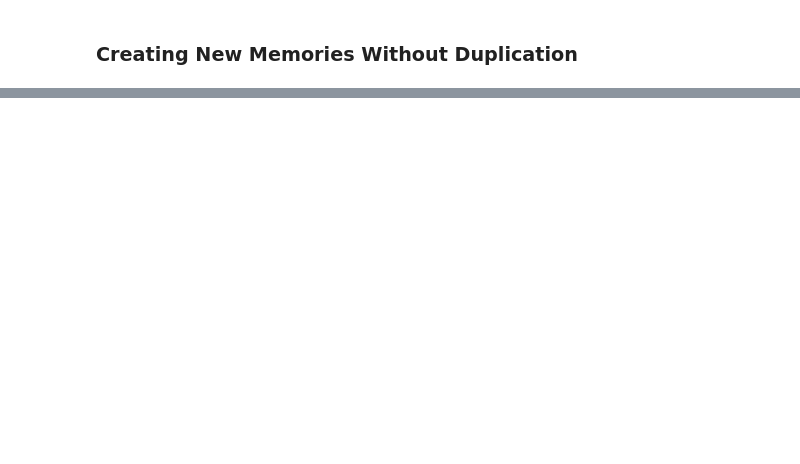
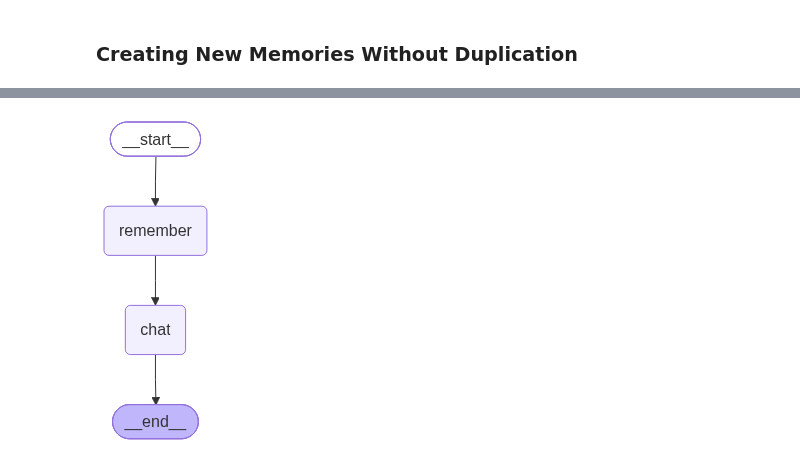
Before and after one commit to Bhushan-Chitte-Ampcus/AI-ML, a Jupyter notebook: GenAI/Langgraph/LLM Memory/7_LTM_Implementation.ipynb, the cells around one changed output, grey strips where cells are left out. Cells and saved outputs as stored; diff of their text form; code cells hidden in the pictures; blank space fills up the shorter version.

```diff
--- a/GenAI/Langgraph/LLM Memory/7_LTM_Implementation.ipynb
+++ b/GenAI/Langgraph/LLM Memory/7_LTM_Implementation.ipynb
@@ -335,0 +449,8 @@ TASK:
+# %%
+class MemoryItem(BaseModel):
+    text: str = Field(description="Atomic user memory")
+    is_new: bool = Field(description="True if new, false if duplicate")
+# %%
+class MemoryDecision(BaseModel):
+    should_write: bool
+    memories: List[MemoryItem] = Field(default_factory=list)
@@ -335,0 +499,35 @@ TASK:
+# %%
+chat_llm = ChatGroq(
+    model=os.getenv("LLM_MODEL"),
+    api_key=os.getenv("LLM_API_KEY"),
+    temperature=0
+)
+# %%
+def chat_node(state: MessagesState, config:RunnableConfig, *, store: BaseStore):
+    user_id= config["configurable"]["user_id"]
+    ns = ("user", user_id, "details")
+
+    items = store.search(ns)
+    user_details = "\n".join(it.value["data"] for it in items) if items else ""
+
+    system_msg = SystemMessage(
+        content=SYSTEM_PROMPT_TEMPLATE.format(user_details_content=user_details or "(empty)"
+        )
+    )
+
+    response = chat_llm.invoke([system_msg] + state["messages"])
+    return {"messages": [response]}
+# %%
+builder = StateGraph(MessagesState)
+
+builder.add_node("remember", remember_node)
+builder.add_node("chat", chat_node)
+
+builder.add_edge(START, "remember")
+builder.add_edge("remember", "chat")
+builder.add_edge("chat", END)
+
+graph = builder.compile(store=store)
+graph
+# %% [output]
+[figure, added]
```
Also changed, not shown: parts of 27 cells of this notebook, 26 other files.
